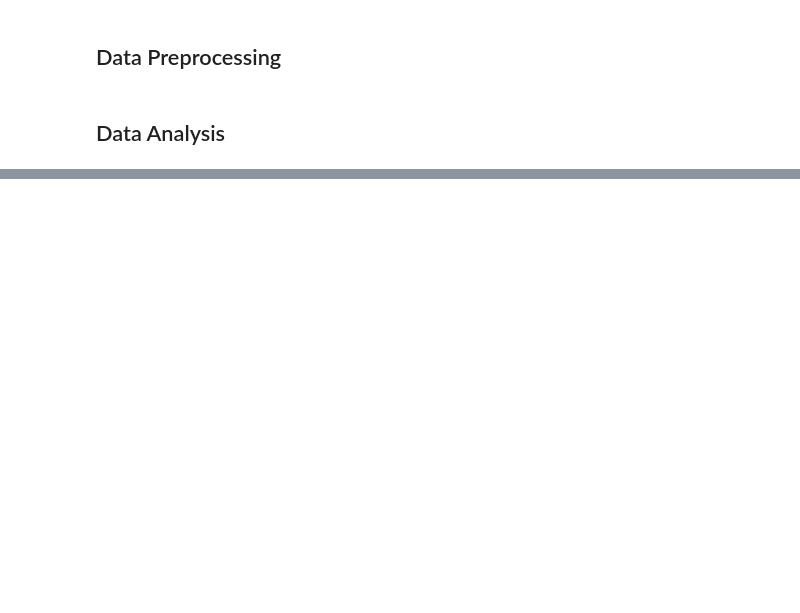
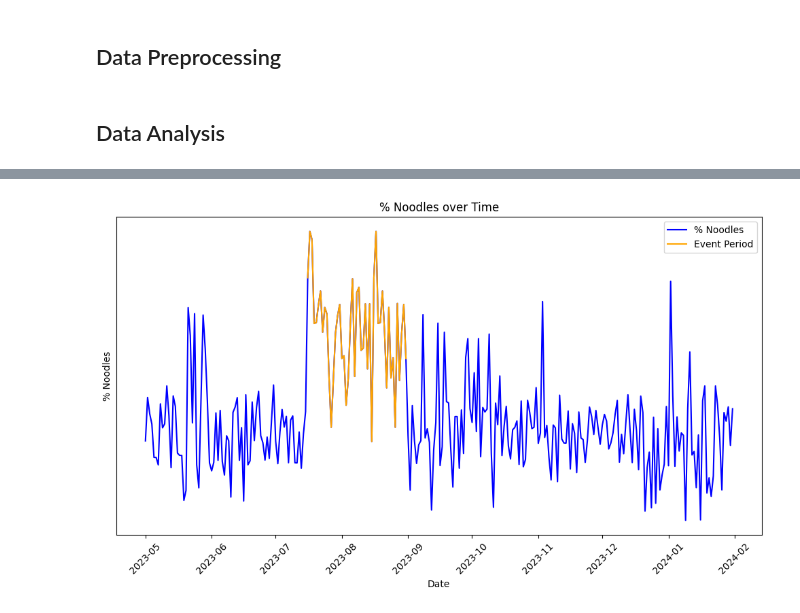
Before and after one commit to leejeff0319/Restaurant_Promotional_Event, a Jupyter notebook: Data_Analysis.ipynb, the cells around one changed output, grey strips where cells are left out. Saved outputs shown, nothing was run; the diff lists cells and outputs as text; code cells hidden in the pictures; blank space fills up the shorter version.

```diff
--- a/Data_Analysis.ipynb
+++ b/Data_Analysis.ipynb
@@ -83,0 +140,27 @@ plt.show()
+# %%
+# Set up figure and axes
+plt.figure(figsize=(10, 6))
+
+# Plot '% Noodles' for the entire period
+plt.plot(df['Dates'], df['% Noodles'], label='% Noodles', color='blue')
+
+# Plot '% Noodles' for the event period with a different color
+plt.plot(df[mask]['Dates'], df[mask]['% Noodles'], color='orange', label='Event Period')
+
+# Set labels and title
+plt.xlabel('Date')
+plt.ylabel('% Noodles')
+plt.title('% Noodles over Time')
+plt.legend()
+
+# Remove ticks from y-axis
+plt.tick_params(axis='y', which='both', left=False, labelleft=False)
+
+# Rotate x-axis labels for better readability
+plt.xticks(rotation=45)
+
+# Show plot
+plt.tight_layout()
+plt.show()
+# %% [output]
+[figure, added]
```
Also changed, not shown: parts of 8 cells of this notebook, 1 other file.
